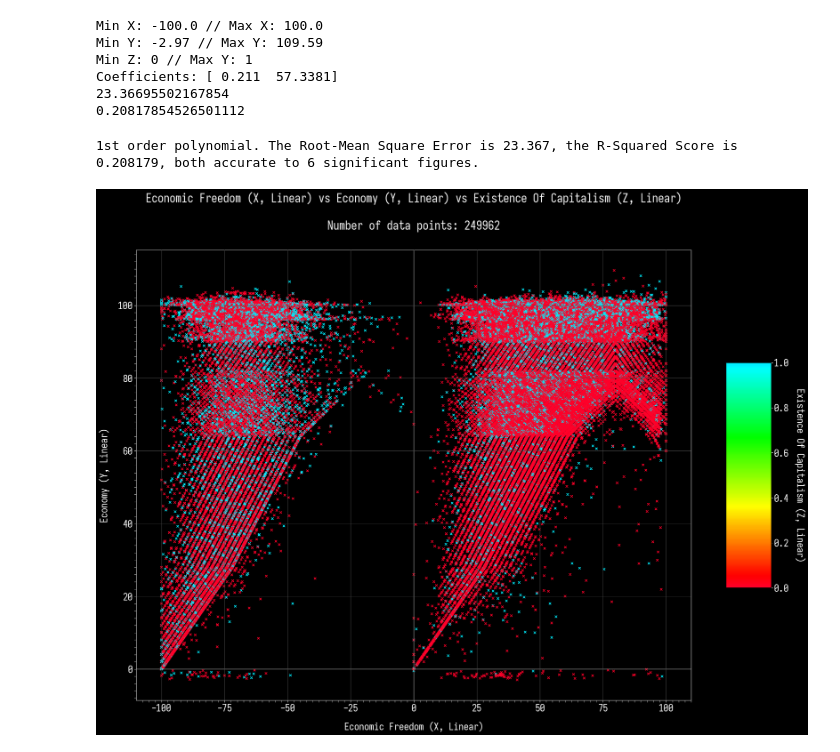
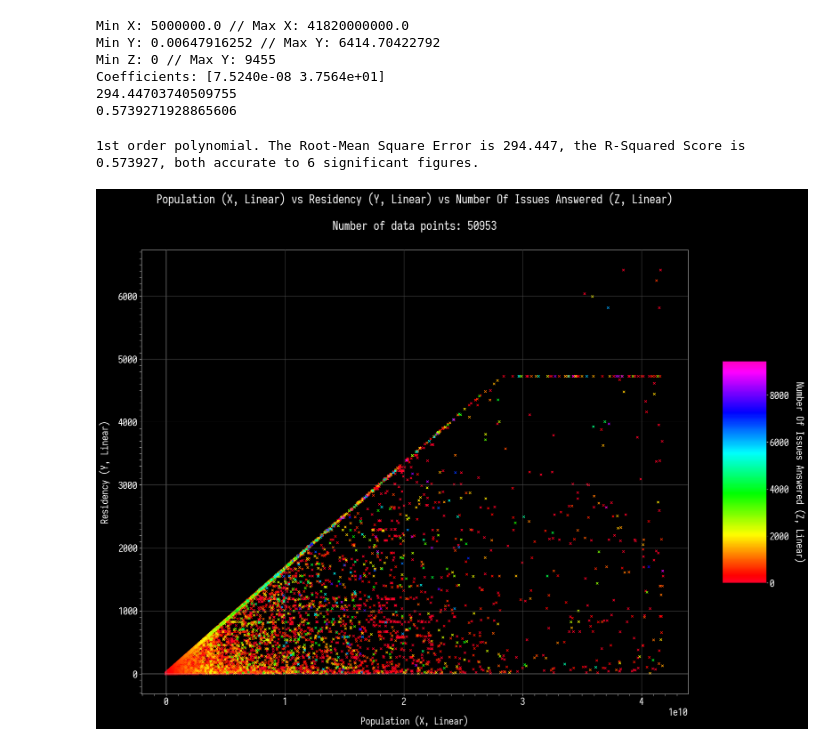
Before and after one commit to Clarissa-Valentine-Z/NationStates-Stats-Analysis, a Jupyter notebook: Data Analysis - Finalized - txt output.ipynb, the cells around one changed output. Cells and saved outputs as stored; diff of their text form; code cells hidden in the pictures.

```diff
--- a/Data Analysis - Finalized - txt output.ipynb
+++ b/Data Analysis - Finalized - txt output.ipynb
@@ -462,10 +476,12 @@ df1.shape
+# %%
+df1 = df1.apply(pd.to_numeric, errors = 'ignore')
 # %%
-policy = "Capitalism"
+policy = "Atheism"
 
 policy_values = []
 
 for i in range(0, len(df1)):
-    if "Autocracy" in df1['Policies Name List'][i]:
+    if policy in df1['Policies Name List'][i]:
         policy_values.append(1)
     else:
         policy_values.append(0)
@@ -587,10 +615,10 @@ print("Min Y:", Y.min(),"// Max Y:", Y.max())
 X_lab = XLin
 Y_lab = YLin
 
-linthreshx = 10**1
-linthreshy = 10**1
+linthreshx = 10**-2
+linthreshy = 10**0
 
-single_out = True
+single_out = False
 
 fig = plt.figure()
 ax = fig.add_subplot(1, 1, 1)
@@ -601,14 +629,14 @@ fig.patch.set_color((0/255, 0/255, 0/255))
 if X_lab == XLin:
     ax.set_xscale("linear")
 else:
-    ax.set_xscale("symlog", base = 10, linthresh = linthreshx)
-#     ax.set_xscale("log")
+#     ax.set_xscale("symlog", base = 10, linthresh = linthreshx)
+    ax.set_xscale("log")
 
 if Y_lab == YLin:
     ax.set_yscale("linear")
 else:
-    ax.set_yscale("symlog", base = 10, linthresh = linthreshy)
-#     ax.set_yscale("log")
+#     ax.set_yscale("symlog", base = 10, linthresh = linthreshy)
+    ax.set_yscale("log")
 
 # ---------------------------------------------------
 
@@ -651,11 +679,11 @@ if single_out == False:
     ax.scatter(X, Y, color = (64/255, 192/255, 255/255), marker = "x", s = 30)
 else:
     ax.scatter(X, Y, color = (100/255, 100/255, 100/255), marker = "x", s = 30)
-    ax.scatter(df3.iloc[:,5], df3.iloc[:,6], color = (255/255, 255/255, 0/255), marker = "x", s = 100)
+    ax.scatter(df3.iloc[:,6], df3.iloc[:,7], color = (255/255, 255/255, 0/255), marker = "x", s = 100)
 
 # Set limits on graphs.
-# ax.set_xlim(xmin = 35, xmax = 65)
-# ax.set_ylim(ymin = 0, ymax = 200)
+# ax.set_xlim(xmin = X.min(), xmax = X.max())
+# ax.set_ylim(ymin = 15, ymax = 25)
 
 # Formatting for Population or other large numbers. Populations for NS Nations are often in billions.
 # ax.xaxis.set_major_formatter(OOMFormatter(9, "%1.1f"))
@@ -722,9 +742,9 @@ X_lab = XLin
 Y_lab = YLin
 Z_lab = ZLin
 
-linthreshx = 10**0
+linthreshx = 10**1
 linthreshy = 10**0
-linthreshz = 10**6
+linthreshz = 10**1
 
 fig = plt.figure()
 ax = fig.add_subplot(1, 1, 1)
@@ -735,15 +755,17 @@ fig.patch.set_color((0/255, 0/255, 0/255))
 if X_lab == XLin:
     ax.set_xscale("linear")
 else:
-    ax.set_xscale("symlog", base = 10, linthresh = linthreshx)
+#     ax.set_xscale("symlog", base = 10, linthresh = linthreshx)
+    ax.set_xscale("log", base = 10)
 
 if Y_lab == YLin:
     ax.set_yscale("linear")
 else:
-    ax.set_yscale("symlog", base = 10, linthresh = linthreshy)
+#     ax.set_yscale("symlog", base = 10, linthresh = linthreshy)
+    ax.set_yscale("log", base = 10)
 
 cmap = plt.get_cmap('gist_rainbow')
-cmap = truncate_colormap(cmap, 0, 0.6)
+cmap = truncate_colormap(cmap, 0.0, 1.0)
 ax.set_facecolor("black")
 ax.set_title(X_lab + " vs " + Y_lab + " vs " + Z_lab +"\n\n" + "Number of data points: " + str(len(df2)), pad = 50, color ="white")
 
@@ -785,8 +807,8 @@ else:
 # ---------------------------------------------------
 
 # Set limits on graphs.
-# ax.set_xlim(xmin = X.min() * 1.05, xmax = X.max() * 1.05)
-# ax.set_ylim(ymin = -5, ymax = 5)
+# ax.set_xlim(xmin = 0, xmax = 500)
+# ax.set_ylim(ymin = 10**-2, ymax = 10**3)
 
 # Inverts y-axis.
 # plt.gca().invert_yaxis()
@@ -810,41 +832,41 @@ np.random.seed(0)
 
 # transforming the data to include another axis
 X2 = X[:, np.newaxis]
 Y2 = Y[:, np.newaxis]
 
 polynomial_features= PolynomialFeatures(degree = n)
 x_poly = polynomial_features.fit_transform(X2)
 
 model = LinearRegression()
 model.fit(x_poly, Y2)
 y_poly_pred = model.predict(x_poly)
 
 rmse = np.sqrt(mean_squared_error(Y2, y_poly_pred))
 r2 = r2_score(Y2, y_poly_pred)
 print(rmse)
 print(r2)
 
 # sort the values of x before line plot
 sort_axis = operator.itemgetter(0)
 sorted_zip = sorted(zip(X2, y_poly_pred), key=sort_axis)
 X2, y_poly_pred = zip(*sorted_zip)
 
 # Regression Plot.
 # ax.plot(X2, y_poly_pred, color = 'w')
 
 # Y = X line for scaling reference. Mostly useful for symmlogs.
 # ax.plot(X2, Y2, color = (64/255, 192/255, 255/255))
 
 print(ordinal(n),"order polynomial. The Root-Mean Square Error is",'{:,.6g}'.format(rmse)+", the R-Squared Score is", '{:,.6g}'.format(r2) +", both accurate to 6 significant figures.")
 # %% [output]
-Min X: -100.0 // Max X: 100.0
-Min Y: -2.97 // Max Y: 109.59
-Min Z: 0 // Max Y: 1
-Coefficients: [ 0.211  57.3381]
-23.36695502167854
-0.20817854526501112
+Min X: 5000000.0 // Max X: 41820000000.0
+Min Y: 0.00647916252 // Max Y: 6414.70422792
+Min Z: 0 // Max Y: 9455
+Coefficients: [7.5240e-08 3.7564e+01]
+294.44703740509755
+0.5739271928865606
-1st order polynomial. The Root-Mean Square Error is 23.367, the R-Squared Score is 0.208179, both accurate to 6 significant figures.
+1st order polynomial. The Root-Mean Square Error is 294.447, the R-Squared Score is 0.573927, both accurate to 6 significant figures.
-[figure, old version]
+[figure, new version]
 # %%
 # SKIP THIS CHUNK OF CODE IF YOU ARE NOT INTENT ON RUNNING DENSITY. THIS TAKES VERY LONG.
 
```
Also changed, not shown: parts of 20 cells of this notebook, 3 other files.
